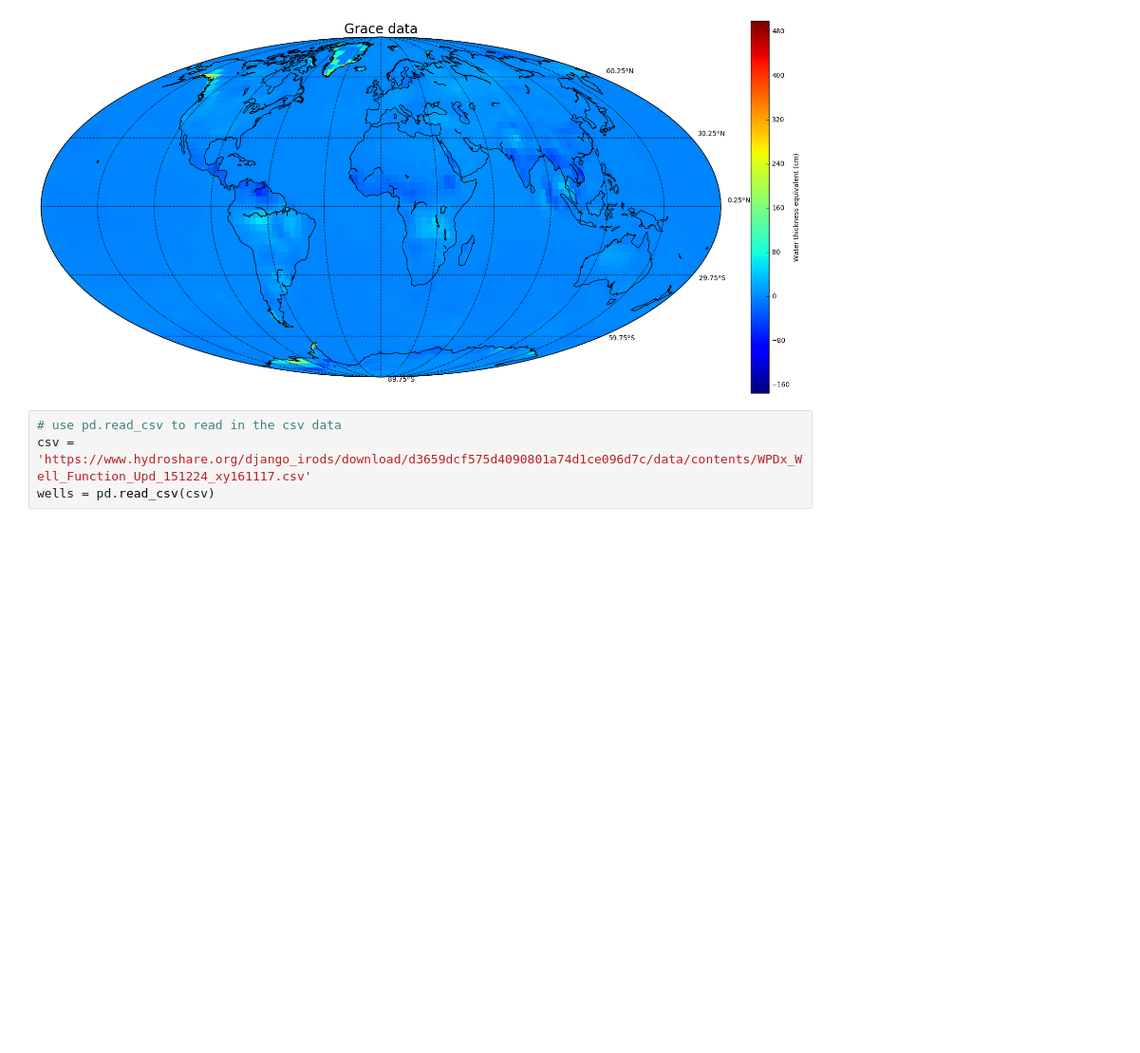
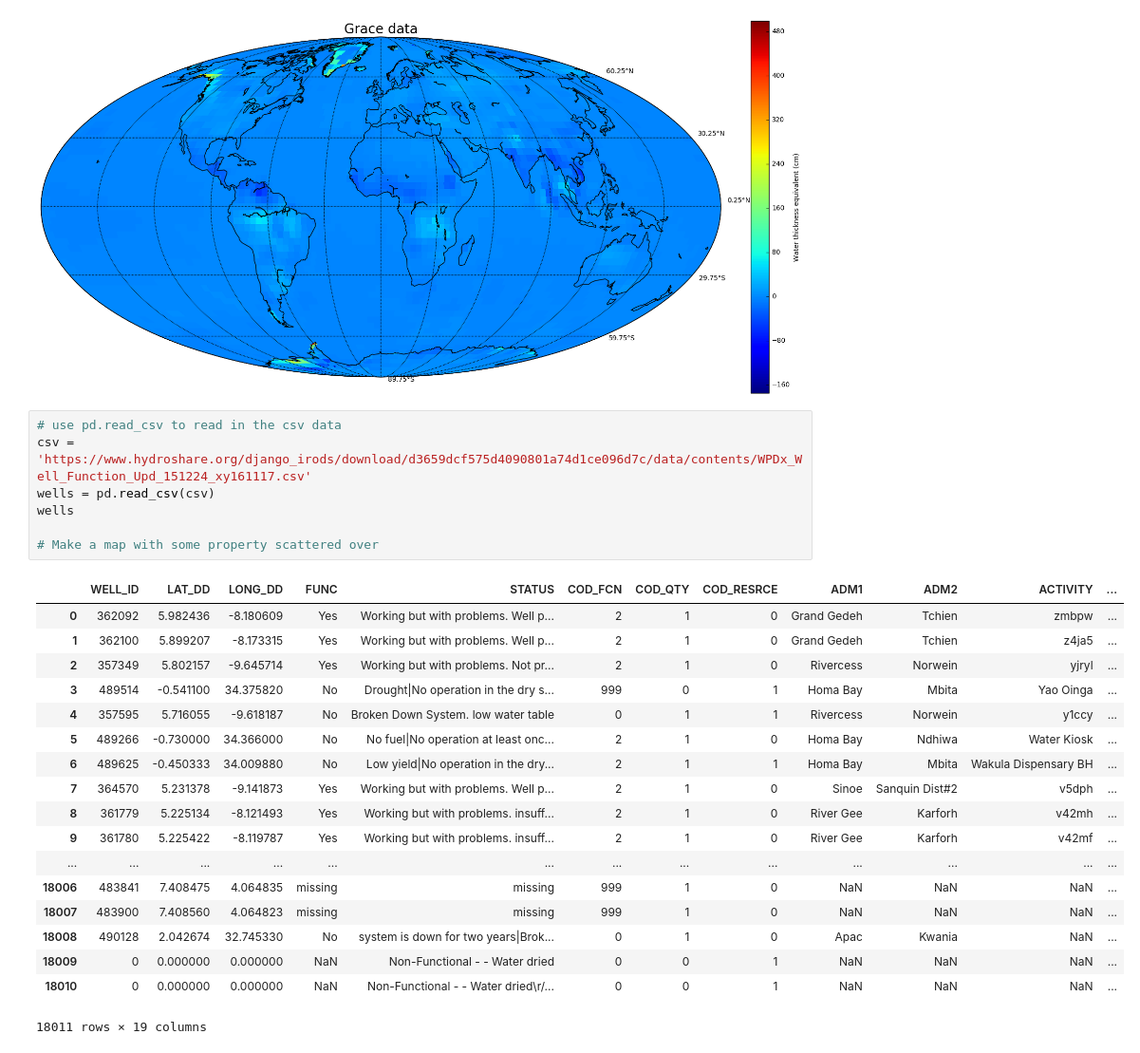
Before and after one commit to amrhein/freshwaterhack, a Jupyter notebook: grace_wells.ipynb, the cells around one changed output. Shown at 95% size. Saved outputs shown, nothing was run; the diff lists cells and outputs as text; blank space fills up the shorter version.

```diff
--- a/grace_wells.ipynb
+++ b/grace_wells.ipynb
@@ -65,7 +66,29 @@ plt.title('Grace data',size=20)
 # %%
 # use pd.read_csv to read in the csv data
 csv = 'https://www.hydroshare.org/django_irods/download/d3659dcf575d4090801a74d1ce096d7c/data/contents/WPDx_Well_Function_Upd_151224_xy161117.csv'
 wells = pd.read_csv(csv)
+wells
+
+# Make a map with some property scattered over
+# %% [output]
+|  | WELL_ID | LAT_DD | LONG_DD | FUNC | STATUS | COD_FCN | COD_QTY | COD_RESRCE | ADM1 | ADM2 | ACTIVITY | ... |
+| 0 | 362092 | 5.982436 | -8.180609 | Yes | Working but with problems. Well p... | 2 | 1 | 0 | Grand Gedeh | Tchien | zmbpw | ... |
+| 1 | 362100 | 5.899207 | -8.173315 | Yes | Working but with problems. Well p... | 2 | 1 | 0 | Grand Gedeh | Tchien | z4ja5 | ... |
+| 2 | 357349 | 5.802157 | -9.645714 | Yes | Working but with problems. Not pr... | 2 | 1 | 0 | Rivercess | Norwein | yjryl | ... |
+| 3 | 489514 | -0.541100 | 34.375820 | No | Drought|No operation in the dry s... | 999 | 0 | 1 | Homa Bay | Mbita | Yao Oinga | ... |
+| 4 | 357595 | 5.716055 | -9.618187 | No | Broken Down System. low water table | 0 | 1 | 1 | Rivercess | Norwein | y1ccy | ... |
+| 5 | 489266 | -0.730000 | 34.366000 | No | No fuel|No operation at least onc... | 2 | 1 | 0 | Homa Bay | Ndhiwa | Water Kiosk | ... |
+| 6 | 489625 | -0.450333 | 34.009880 | No | Low yield|No operation in the dry... | 2 | 1 | 1 | Homa Bay | Mbita | Wakula Dispensary BH | ... |
+| 7 | 364570 | 5.231378 | -9.141873 | Yes | Working but with problems. Well p... | 2 | 1 | 0 | Sinoe | Sanquin Dist#2 | v5dph | ... |
+| 8 | 361779 | 5.225134 | -8.121493 | Yes | Working but with problems. insuff... | 2 | 1 | 0 | River Gee | Karforh | v42mh | ... |
+| 9 | 361780 | 5.225422 | -8.119787 | Yes | Working but with problems. insuff... | 2 | 1 | 0 | River Gee | Karforh | v42mf | ... |
+| ... | ... | ... | ... | ... | ... | ... | ... | ... | ... | ... | ... | ... |
+| 18006 | 483841 | 7.408475 | 4.064835 | missing | missing | 999 | 1 | 0 | NaN | NaN | NaN | ... |
+| 18007 | 483900 | 7.408560 | 4.064823 | missing | missing | 999 | 1 | 0 | NaN | NaN | NaN | ... |
+| 18008 | 490128 | 2.042674 | 32.745330 | No | system is down for two years|Brok... | 0 | 1 | 0 | Apac | Kwania | NaN | ... |
+| 18009 | 0 | 0.000000 | 0.000000 | NaN | Non-Functional - - Water dried | 0 | 0 | 1 | NaN | NaN | NaN | ... |
+| 18010 | 0 | 0.000000 | 0.000000 | NaN | Non-Functional - - Water dried\r/... | 0 | 0 | 1 | NaN | NaN | NaN | ... |
+18011 rows × 19 columns
 # %%
 # 1. Code that subselects regions of interest. This is for all of Africa, but could be used later to get individual time series
 
```
Also changed, not shown: parts of 3 cells of this notebook.
